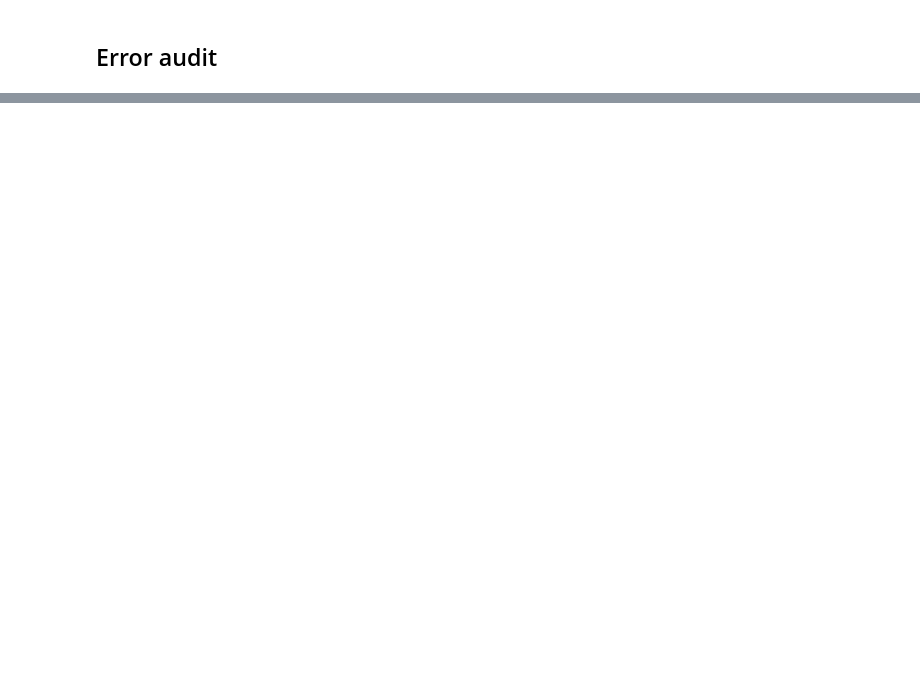
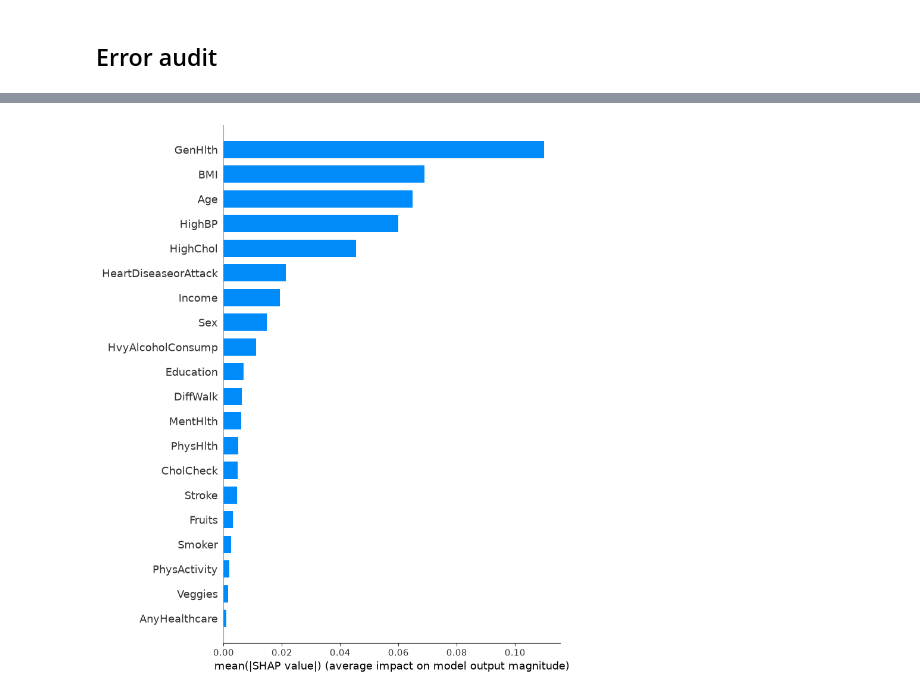
Before and after one commit to VictorBCarstens/XAI-Assignment-1-Explaining-Diabetes, a Jupyter notebook: diabetes_neural_network.ipynb, the cells around one changed output, grey strips where cells are left out. Saved outputs shown, nothing was run; the diff lists cells and outputs as text; code cells hidden in the pictures; blank space fills up the shorter version.

```diff
--- a/diabetes_neural_network.ipynb
+++ b/diabetes_neural_network.ipynb
@@ -166,0 +449,42 @@ display(audit.loc[(audit.actual == 0) & (audit.predicted == 1)].sort_values('sco
+# %%
+import shap
+
+# Et lille udsnit af træningsdata bruges som sammenligningsgrundlag
+background = X_train.sample(
+    n=min(50, len(X_train)),
+    random_state=SEED
+)
+
+# Forklar op til 40 testpersoner
+X_shap = X_test.sample(
+    n=min(40, len(X_test)),
+    random_state=SEED
+)
+
+shap_explainer = shap.KernelExplainer(
+    model.predict_proba,
+    background
+)
+
+shap_values = shap_explainer.shap_values(
+    X_shap,
+    nsamples=200
+)
+
+# Udtræk SHAP-værdier for klasse 1: (præ)diabetes
+# SHAP-versioner kan returnere værdierne i lidt forskellige formater.
+if isinstance(shap_values, list):
+    shap_positive = shap_values[1]
+else:
+    shap_values = np.asarray(shap_values)
+    shap_positive = shap_values[:, :, 1] if shap_values.ndim == 3 else shap_values
+
+# Samlet oversigt: hvilke variabler betyder mest på tværs af personerne?
+shap.summary_plot(
+    shap_positive,
+    X_shap,
+    feature_names=features,
+    plot_type="bar"
+)
+# %% [output]
+[figure, added]
```
Also changed, not shown: parts of 10 cells of this notebook.
